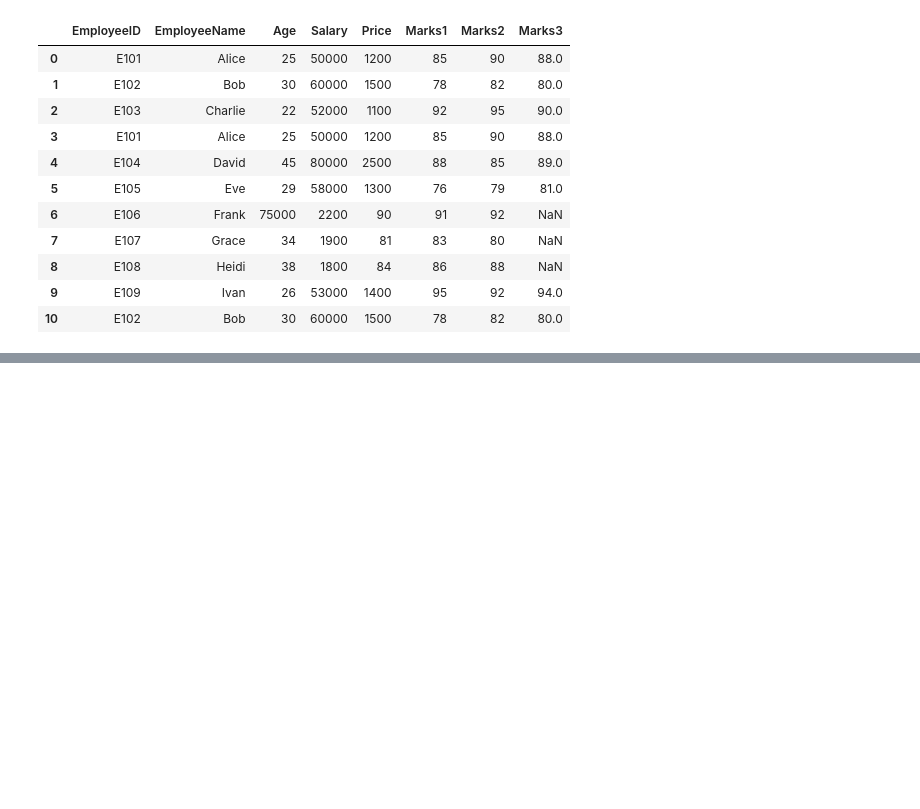
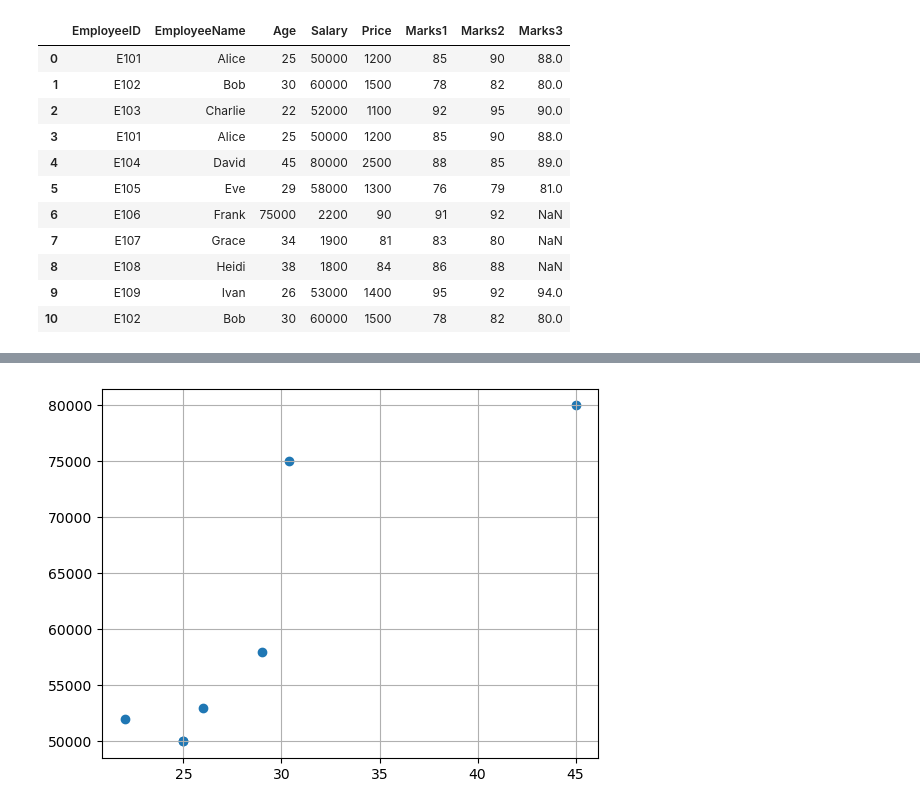
Before and after one commit to shoyebreza/ML, a Jupyter notebook: practiceday15.5.ipynb, the cells around one changed output, grey strips where cells are left out. Cells and saved outputs as stored; diff of their text form; code cells hidden in the pictures; blank space fills up the shorter version.

```diff
--- a/practiceday15.5.ipynb
+++ b/practiceday15.5.ipynb
@@ -21,0 +160,5 @@ df
+# %%
+plt.scatter(df['Age'], df['Salary'], marker='o')
+plt.grid()
+# %% [output]
+[figure, added]
```
Also changed, not shown: parts of 13 cells of this notebook.
